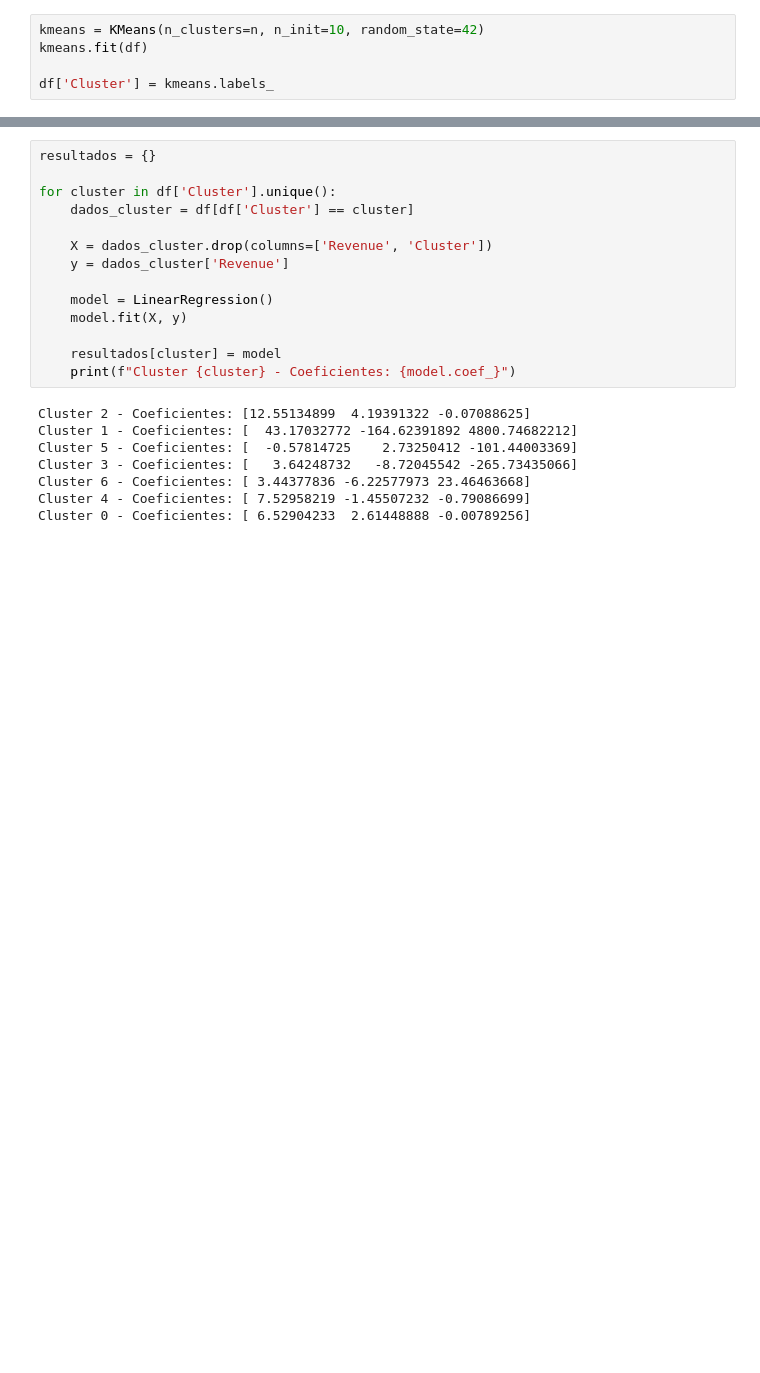
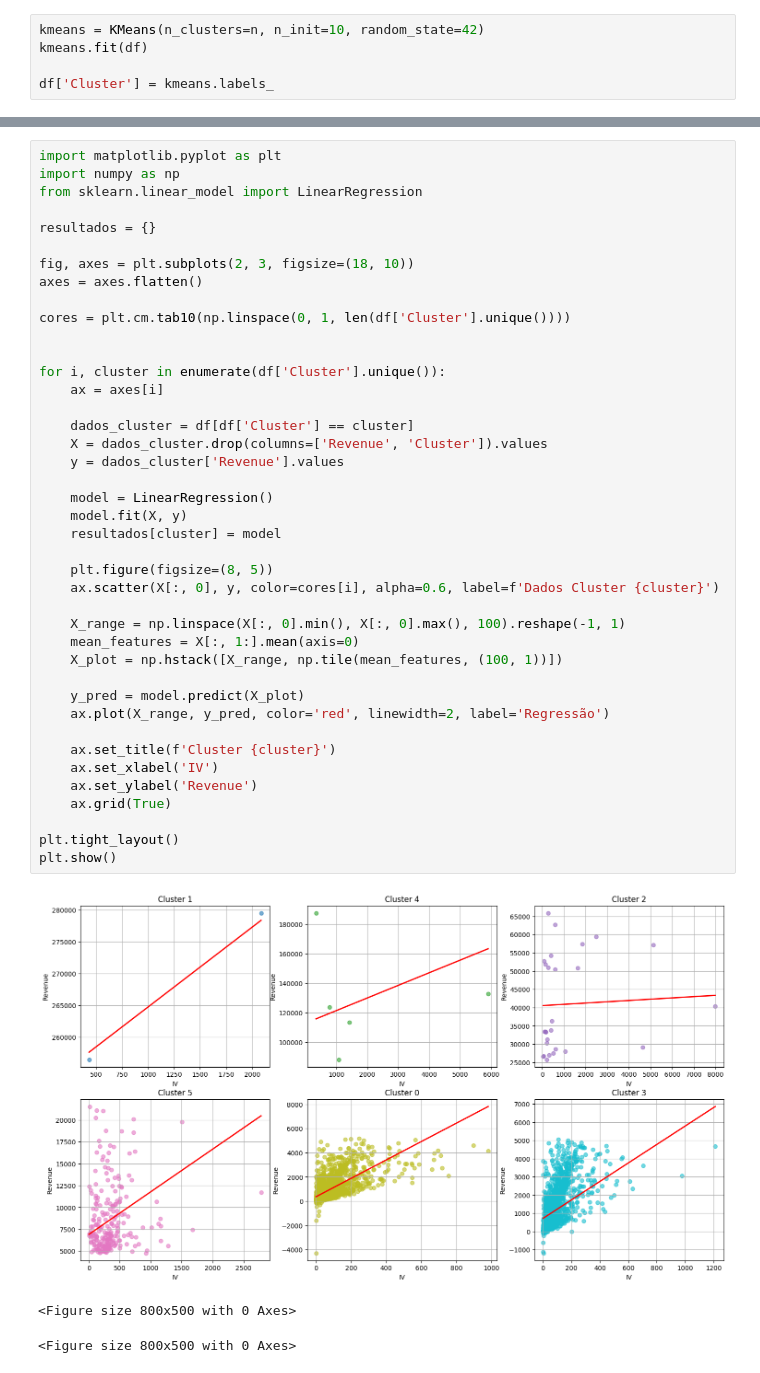
Before and after one commit to will787/retail-e-commerce-evidence, a Jupyter notebook: analytics/client_value.ipynb, the cells around one changed output, grey strips where cells are left out. Cells and saved outputs as stored; diff of their text form; blank space fills up the shorter version.

Commit message:
save different plot for regression linear for each model in cluster

```diff
--- a/analytics/client_value.ipynb
+++ b/analytics/client_value.ipynb
@@ -98,22 +98,45 @@ sns.pairplot(df, hue='Cluster', palette='Set2')
 # %%
+import matplotlib.pyplot as plt
+import numpy as np
+from sklearn.linear_model import LinearRegression
+
 resultados = {}
 
-for cluster in df['Cluster'].unique():
+fig, axes = plt.subplots(2, 3, figsize=(18, 10))
+axes = axes.flatten()
+
+cores = plt.cm.tab10(np.linspace(0, 1, len(df['Cluster'].unique())))
+
+
+for i, cluster in enumerate(df['Cluster'].unique()):
+    ax = axes[i]
+
     dados_cluster = df[df['Cluster'] == cluster]
-
-    X = dados_cluster.drop(columns=['Revenue', 'Cluster'])
-    y = dados_cluster['Revenue']
+    X = dados_cluster.drop(columns=['Revenue', 'Cluster']).values
+    y = dados_cluster['Revenue'].values
 
     model = LinearRegression()
     model.fit(X, y)
+    resultados[cluster] = model
 
-    resultados[cluster] = model
-    print(f"Cluster {cluster} - Coeficientes: {model.coef_}")
+    plt.figure(figsize=(8, 5))
+    ax.scatter(X[:, 0], y, color=cores[i], alpha=0.6, label=f'Dados Cluster {cluster}')
+
+    X_range = np.linspace(X[:, 0].min(), X[:, 0].max(), 100).reshape(-1, 1)
+    mean_features = X[:, 1:].mean(axis=0)
+    X_plot = np.hstack([X_range, np.tile(mean_features, (100, 1))])
+
+    y_pred = model.predict(X_plot)
+    ax.plot(X_range, y_pred, color='red', linewidth=2, label='Regressão')
+
+    ax.set_title(f'Cluster {cluster}')
+    ax.set_xlabel('IV')
+    ax.set_ylabel('Revenue')
+    ax.grid(True)
+
+plt.tight_layout()
+plt.show()
 # %% [output]
+[figure, added]
-Cluster 2 - Coeficientes: [12.55134899  4.19391322 -0.07088625]
-Cluster 1 - Coeficientes: [  43.17032772 -164.62391892 4800.74682212]
-Cluster 5 - Coeficientes: [  -0.57814725    2.73250412 -101.44003369]
-Cluster 3 - Coeficientes: [   3.64248732   -8.72045542 -265.73435066]
-Cluster 6 - Coeficientes: [ 3.44377836 -6.22577973 23.46463668]
-Cluster 4 - Coeficientes: [ 7.52958219 -1.45507232 -0.79086699]
-Cluster 0 - Coeficientes: [ 6.52904233  2.61448888 -0.00789256]
+<Figure size 800x500 with 0 Axes>
+<Figure size 800x500 with 0 Axes>
```
Also changed, not shown: parts of 5 cells of this notebook, 1 other file.
